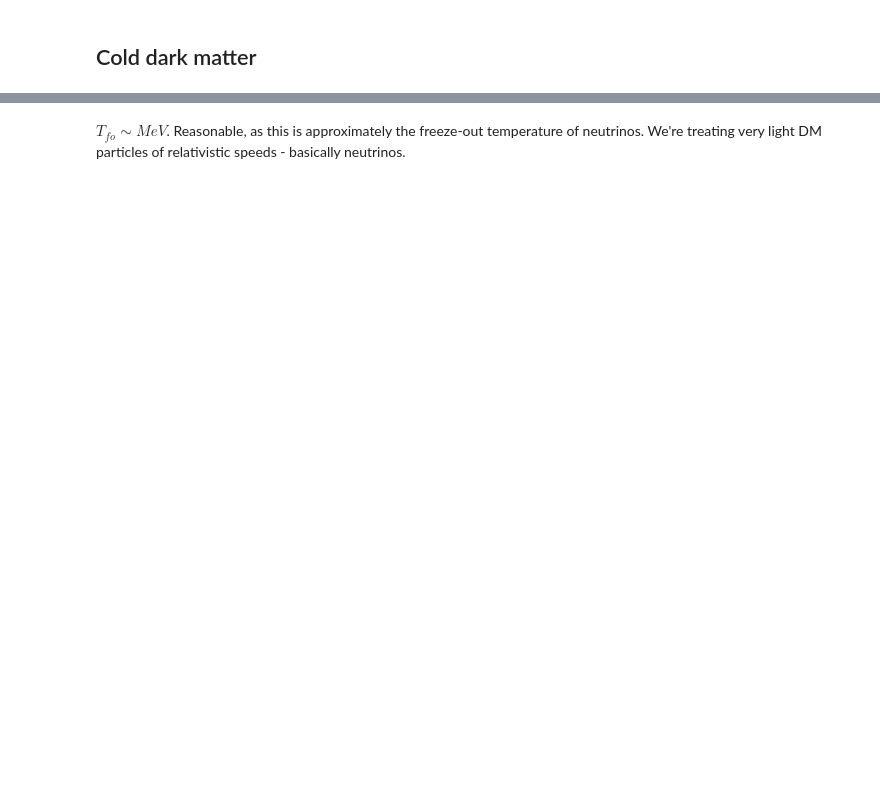
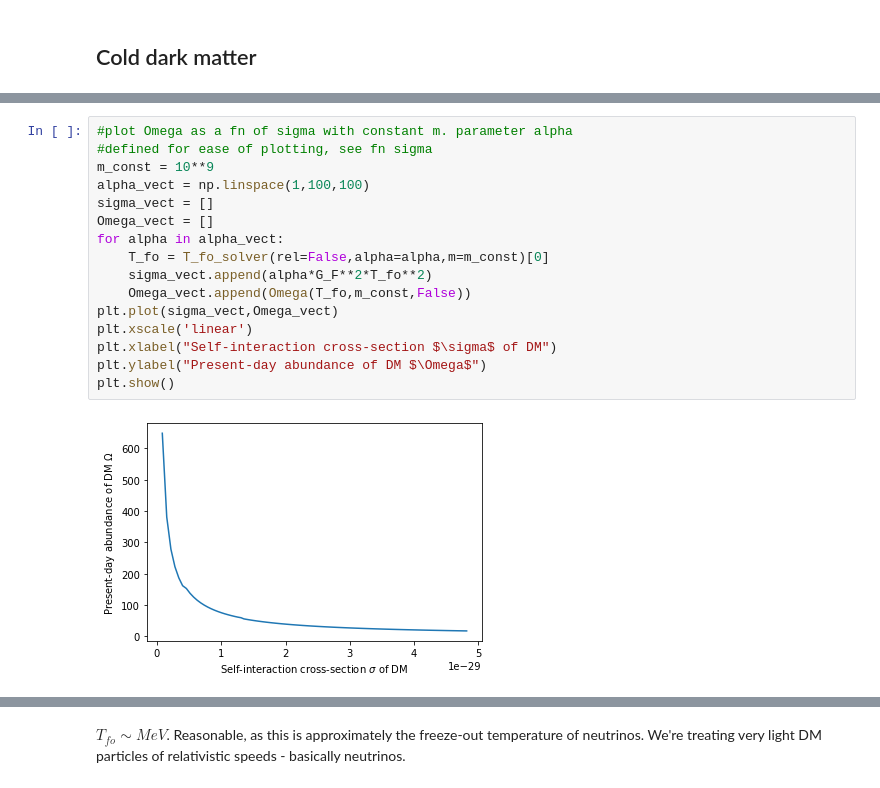
Before and after one commit to adam-coogan/gss19_subhalos, a Jupyter notebook: week_1/anders.ipynb, the cells around one changed output, grey strips where cells are left out. Saved outputs shown, nothing was run; the diff lists cells and outputs as text; blank space fills up the shorter version.

```diff
--- a/week_1/anders.ipynb
+++ b/week_1/anders.ipynb
@@ -179,2 +180,20 @@ plt.show()
+# %%
+#plot Omega as a fn of sigma with constant m. parameter alpha
+#defined for ease of plotting, see fn sigma
+m_const = 10**9
+alpha_vect = np.linspace(1,100,100)
+sigma_vect = []
+Omega_vect = []
+for alpha in alpha_vect:
+    T_fo = T_fo_solver(rel=False,alpha=alpha,m=m_const)[0]
+    sigma_vect.append(alpha*G_F**2*T_fo**2)
+    Omega_vect.append(Omega(T_fo,m_const,False))
+plt.plot(sigma_vect,Omega_vect)
+plt.xscale('linear')
+plt.xlabel("Self-interaction cross-section $\sigma$ of DM")
+plt.ylabel("Present-day abundance of DM $\Omega$")
+plt.show()
+# %% [output]
+[figure, added]
 # %%
 #sanity check for T_fo_solver. Plot composite function for hot DM, make sure that the roots are valid
```
Also changed, not shown: parts of 7 cells of this notebook.
